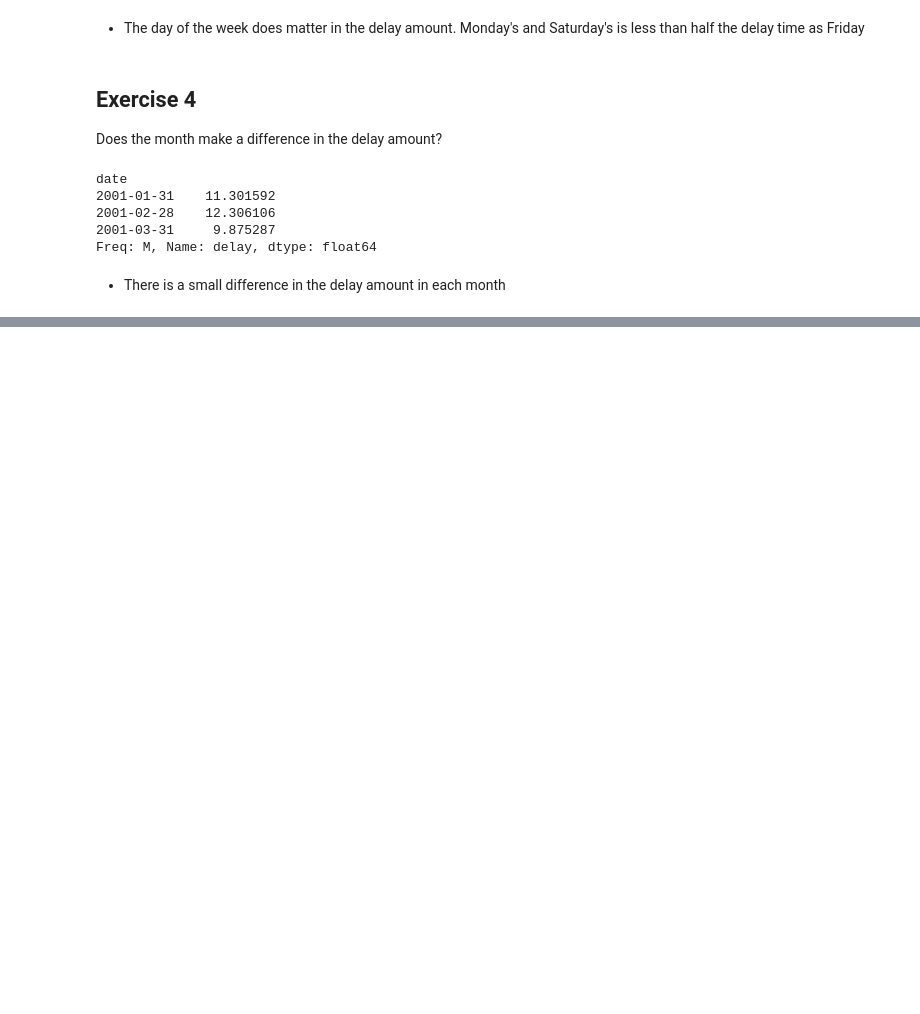
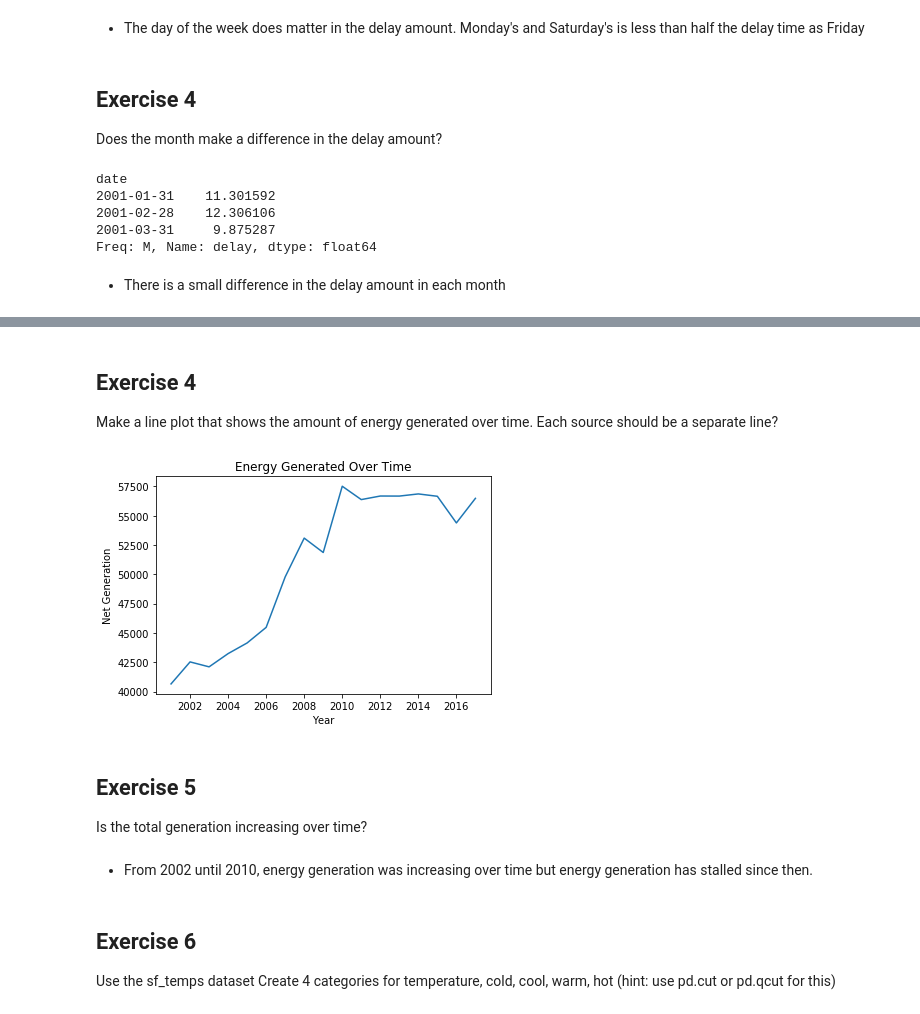
Before and after one commit to gilbert-noriega-ii/time-series-exercises, a Jupyter notebook: time-series-manipulation.ipynb, the cells around one changed output, grey strips where cells are left out. Saved outputs shown, nothing was run; the diff lists cells and outputs as text; code cells hidden in the pictures; blank space fills up the shorter version.

```diff
--- a/time-series-manipulation.ipynb
+++ b/time-series-manipulation.ipynb
@@ -431,0 +520,20 @@ Freq: M, Name: delay, dtype: float64
+# %% [markdown]
+## Exercise 4
+Make a line plot that shows the amount of energy generated over time. Each source should be a separate line?
+# %%
+iowa.groupby([iowa.index]).net_generation_x.sum().plot()
+plt.title('Energy Generated Over Time')
+plt.xlabel('Year')
+plt.ylabel('Net Generation')
+plt.show()
+# %% [output]
+[figure, added]
+# %% [markdown]
+## Exercise 5
+Is the total generation increasing over time?
+# %% [markdown]
+- From 2002 until 2010, energy generation was increasing over time but energy generation has stalled since then.
+# %% [markdown]
+## Exercise 6
+Use the sf_temps dataset
+Create 4 categories for temperature, cold, cool, warm, hot (hint: use pd.cut or pd.qcut for this)
```
Also changed, not shown: parts of 46 cells of this notebook.
